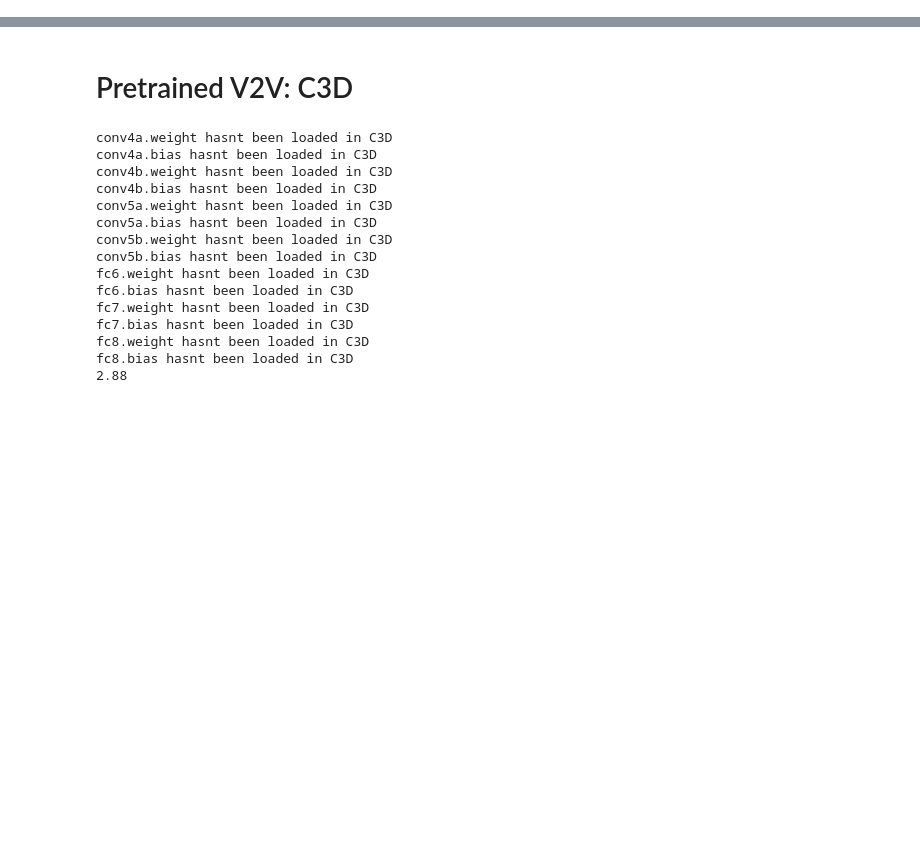
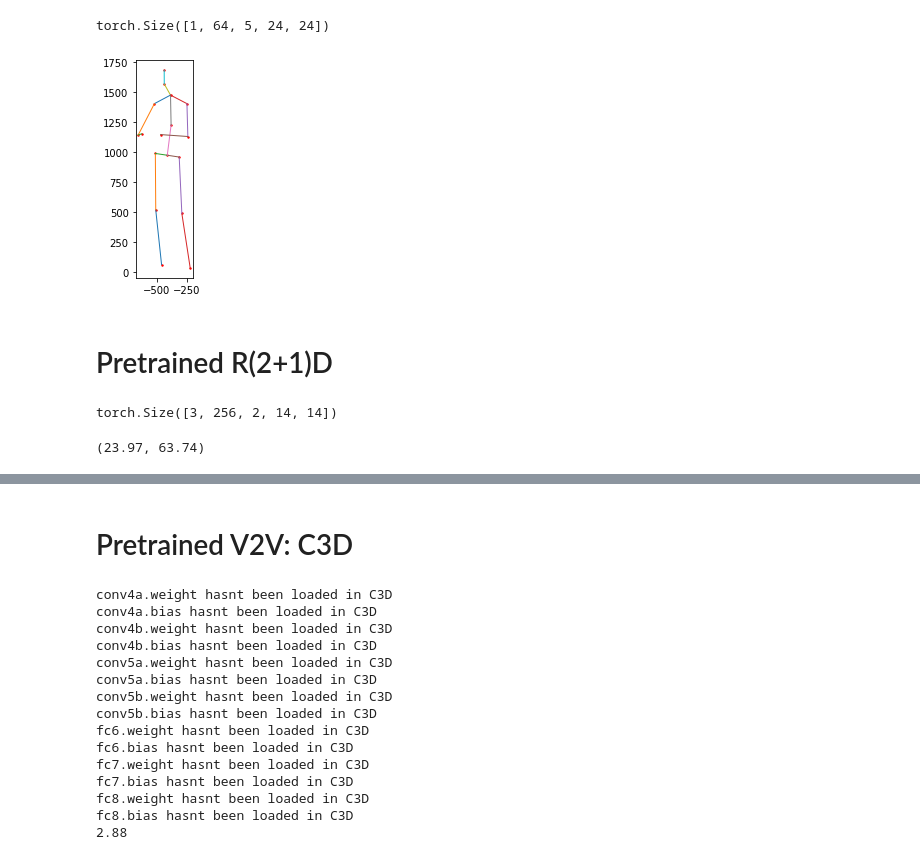
Before and after one commit to blufzzz/learnable-triangulation-pytorch, a Jupyter notebook: test_modules.ipynb, the cells around one changed output, grey strips where cells are left out. Drawn from its saved outputs; the diff is of its cells as text; code cells hidden in the pictures; blank space fills up the shorter version.

```diff
--- a/test_modules.ipynb
+++ b/test_modules.ipynb
@@ -52,7 +52,15 @@ from mvn.utils.img import image_batch_to_numpy, denormalize_image,to_numpy
 from tqdm import tqdm_notebook
 
 from torch.nn.utils.rnn import pack_padded_sequence
-from pytorch_convolutional_rnn.convolutional_rnn import Conv3dLSTM, Conv3dPeepholeLSTM
+from pytorch_convolutional_rnn.convolutional_rnn import Conv3dLSTM, Conv3dPeepholeLSTM, Conv2dLSTMCell, Conv2dPeepholeLSTM
+
+CONNECTIVITY_DICT = {
+    'cmu': [(0, 2), (0, 9), (1, 0), (1, 17), (2, 12), (3, 0), (4, 3), (5, 4), (6, 2), (7, 6), (8, 7), (9, 10), (10, 11), (12, 13), (13, 14), (15, 1), (16, 15), (17, 18)],
+    'coco': [(0, 1), (0, 2), (1, 3), (2, 4), (5, 7), (7, 9), (6, 8), (8, 10), (11, 13), (13, 15), (12, 14), (14, 16), (5, 6), (5, 11), (6, 12), (11, 12)],
+    "mpii": [(0, 1), (1, 2), (2, 6), (5, 4), (4, 3), (3, 6), (6, 7), (7, 8), (8, 9), (8, 12), (8, 13), (10, 11), (11, 12), (13, 14), (14, 15)],
+    "human36m": [(0, 1), (1, 2), (2, 6), (5, 4), (4, 3), (3, 6), (6, 7), (7, 8), (8, 16), (9, 16), (8, 12), (11, 12), (10, 11), (8, 13), (13, 14), (14, 15)],
+    "kth": [(0, 1), (1, 2), (5, 4), (4, 3), (6, 7), (7, 8), (11, 10), (10, 9), (2, 3), (3, 9), (2, 8), (9, 12), (8, 12), (12, 13)],
+}
 
 from train import setup_human36m_dataloaders
 
@@ -65,0 +261,55 @@ def get_capacity(model):
+# %%
+f = torch.randn(1,256,5,96,96).cuda()
+s = model.features_sequence_to_vector(f)
+s.shape
+# %% [output]
+torch.Size([1, 64, 5, 24, 24])
+# %%
+keypoints = val_loader.dataset.labels['table'][200]['keypoints']
+keypoints = keypoints[:,[1,2]]
+connectivity = CONNECTIVITY_DICT['human36m']
+# %%
+ax = plt.subplot(1,1,1)
+# points
+point_size=2
+ax.scatter(keypoints[:, 0], keypoints[:, 1], c='red', s=point_size)
+line_width=1
+radius=None
+color=None
+
+keypoints_mask = [True] * len(keypoints)
+# connections
+for (index_from, index_to) in connectivity:
+    if keypoints_mask[index_from] and keypoints_mask[index_to]:
+        xs, ys = [np.array([keypoints[index_from, j], keypoints[index_to, j]]) for j in range(2)]
+        ax.plot(xs, ys, c=color, lw=line_width)
+
+if radius is not None:
+    root_keypoint_index = 0
+    xroot, yroot = keypoints[root_keypoint_index, 0], keypoints[root_keypoint_index, 1]
+
+    ax.set_xlim([-radius + xroot, radius + xroot])
+    ax.set_ylim([-radius + yroot, radius + yroot])
+
+ax.set_aspect('equal')
+# %% [output]
+[figure, added]
+# %% [markdown]
+# Pretrained R(2+1)D
+# %%
+motion_extractor = VideoResNet(block=BasicBlock,
+                                conv_makers=[Conv2Plus1D] * 4,
+                                layers=[3, 4, 6, 3], # [3,4,6,3]
+                                stem=R2Plus1dStem)
+model.layer2[0].conv2[0] = Conv2Plus1D(128, 128, 288)
+model.layer3[0].conv2[0] = Conv2Plus1D(256, 256, 576)
+model.layer4[0].conv2[0] = Conv2Plus1D(512, 512, 1152)
+
+x = torch.randn(3,3,8,112,112)
+new_model = nn.Sequential(motion_extractor.stem,
+                          motion_extractor.layer1,
+                          motion_extractor.layer2,
+                          motion_extractor.layer3)
+new_model(x).shape
+# %% [output]
+torch.Size([3, 256, 2, 14, 14])
@@ -65,0 +319,4 @@ def get_capacity(model):
+# %%
+get_capacity(new_model), get_capacity(model)
+# %% [output]
+(23.97, 63.74)
```
Also changed, not shown: parts of 14 cells of this notebook, 12 other files.
